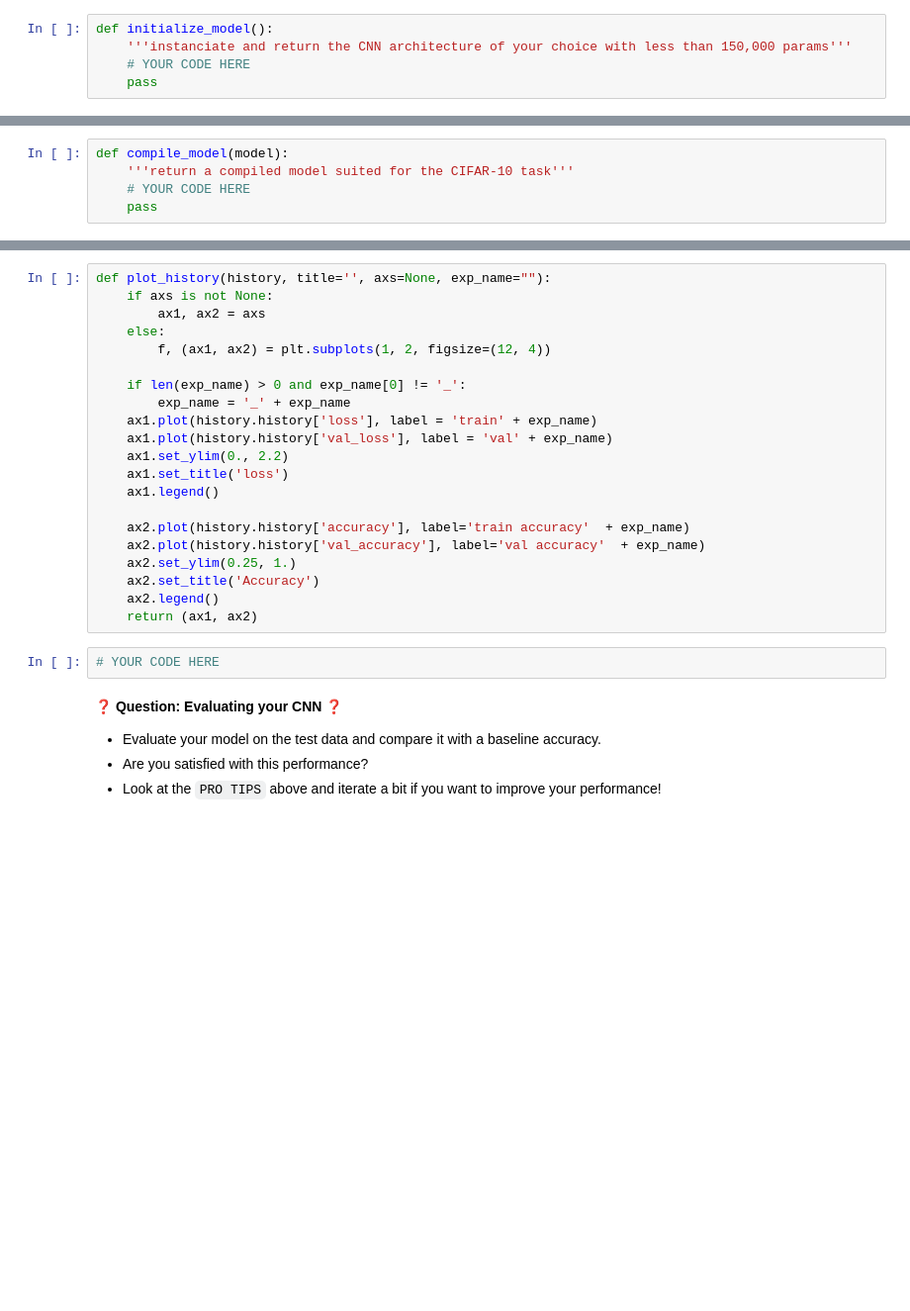
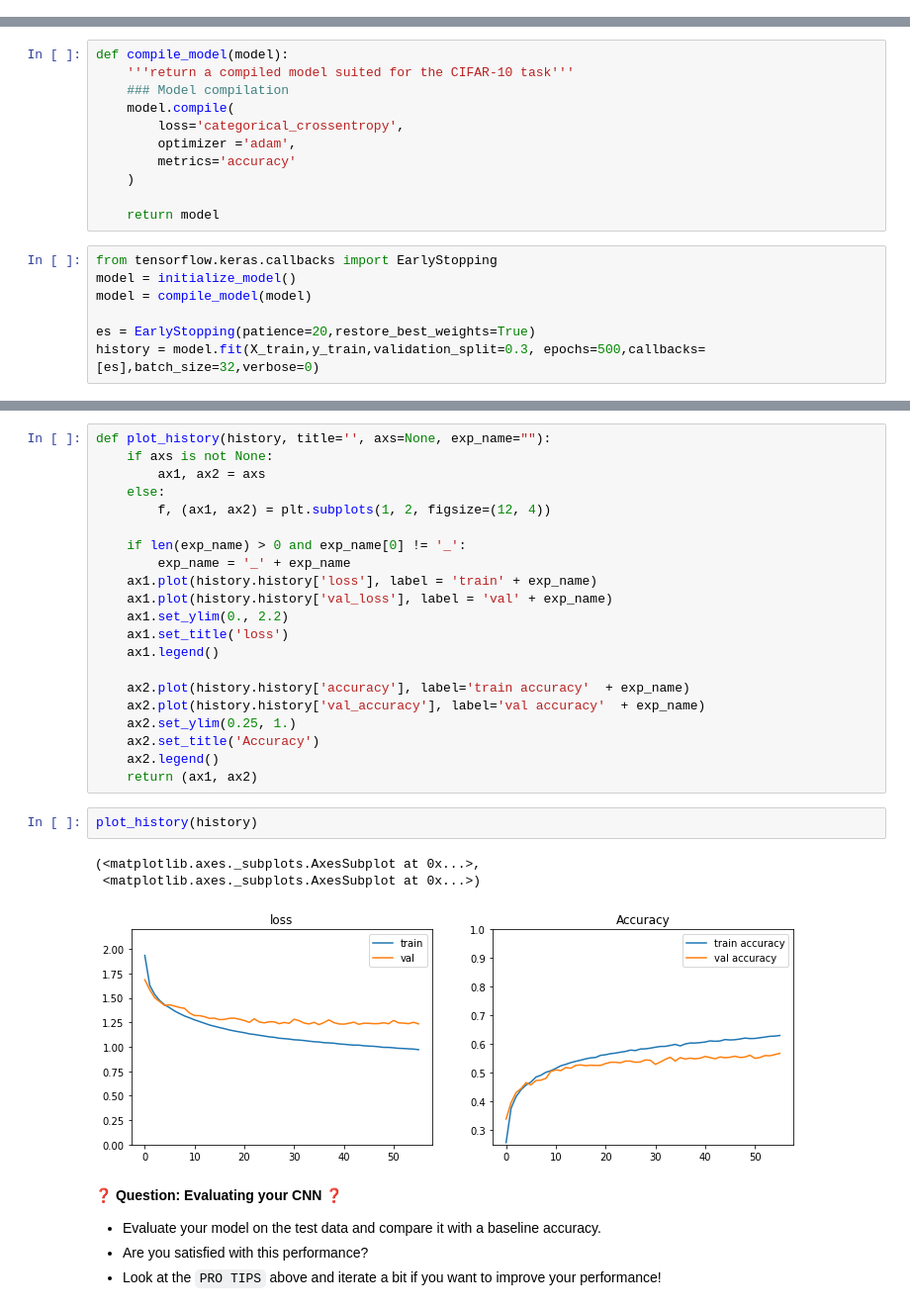
Before and after one commit to jharika23/data-cifar-classification, a Jupyter notebook: cifar_classification.ipynb, the cells around one changed output, grey strips where cells are left out. Shown: that part at 99% size. Saved outputs shown, nothing was run; the diff lists cells and outputs as text; blank space fills up the shorter version.

```diff
--- a/cifar_classification.ipynb
+++ b/cifar_classification.ipynb
@@ -214,8 +248,3 @@ y_test_small = to_categorical(labels_test_small, 10)
 </details>
 
 ---
-# %%
-def initialize_model():
-    '''instanciate and return the CNN architecture of your choice with less than 150,000 params'''
-    # YOUR CODE HERE
-    pass
@@ -222,8 +286,21 @@ def initialize_model():
 # %%
 def compile_model(model):
     '''return a compiled model suited for the CIFAR-10 task'''
-    # YOUR CODE HERE
-    pass
+    ### Model compilation
+    model.compile(
+        loss='categorical_crossentropy',
+        optimizer ='adam',
+        metrics='accuracy'
+    )
+
+    return model
+# %%
+from tensorflow.keras.callbacks import EarlyStopping
+model = initialize_model()
+model = compile_model(model)
+
+es = EarlyStopping(patience=20,restore_best_weights=True)
+history = model.fit(X_train,y_train,validation_split=0.3, epochs=500,callbacks=[es],batch_size=32,verbose=0)
 # %% [markdown]
 ❓ **Question: History of your training** ❓
 
@@ -250,8 +327,12 @@ def plot_history(history, title='', axs=None, exp_name=""):
     ax2.set_title('Accuracy')
     ax2.legend()
     return (ax1, ax2)
-# %%
-# YOUR CODE HERE
+# %%
+plot_history(history)
+# %% [output]
+(<matplotlib.axes._subplots.AxesSubplot at 0x...>,
+ <matplotlib.axes._subplots.AxesSubplot at 0x...>)
+[figure, added]
 # %% [markdown]
 ❓ **Question: Evaluating your CNN** ❓
 
```
Also changed, not shown: parts of 12 cells of this notebook.
